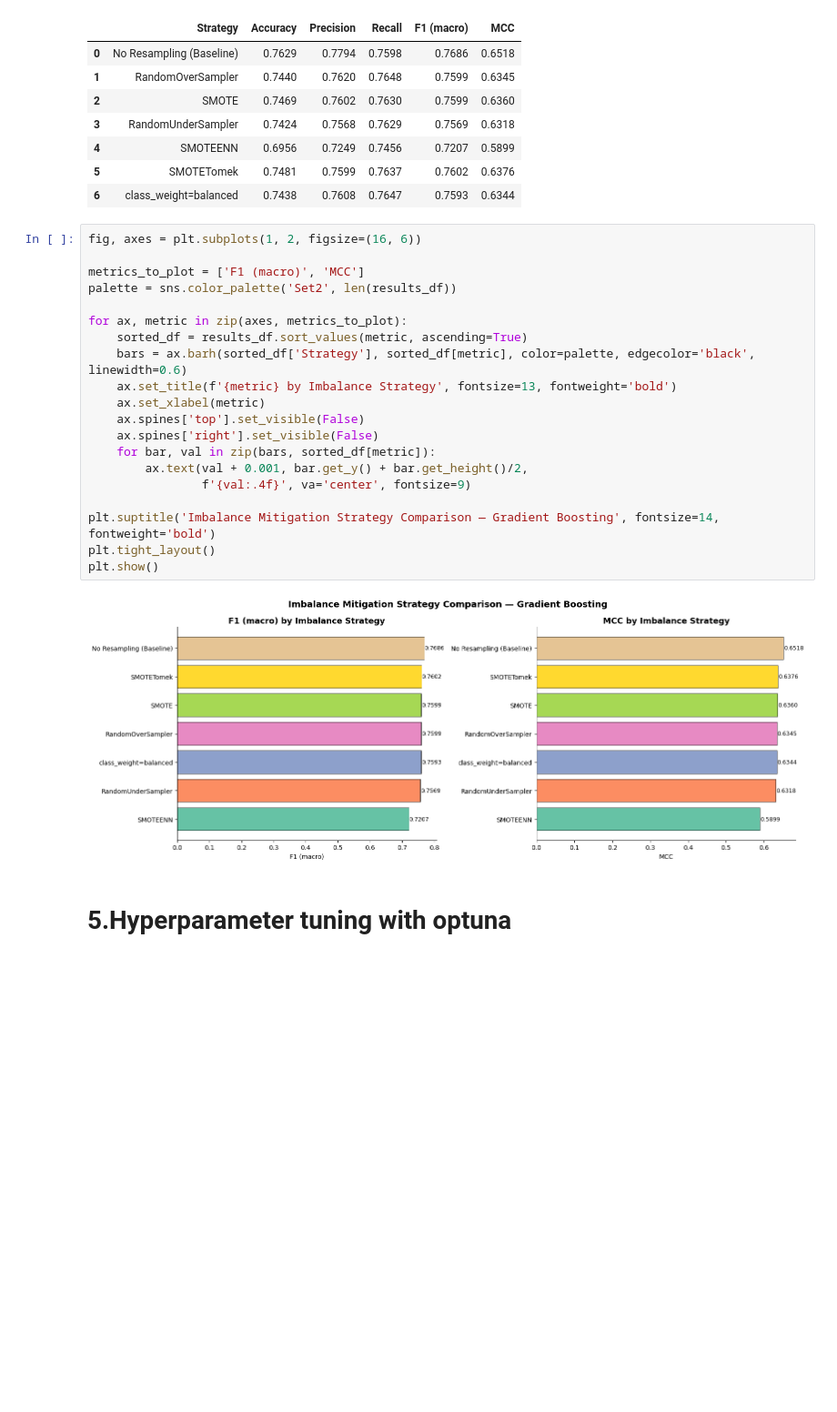
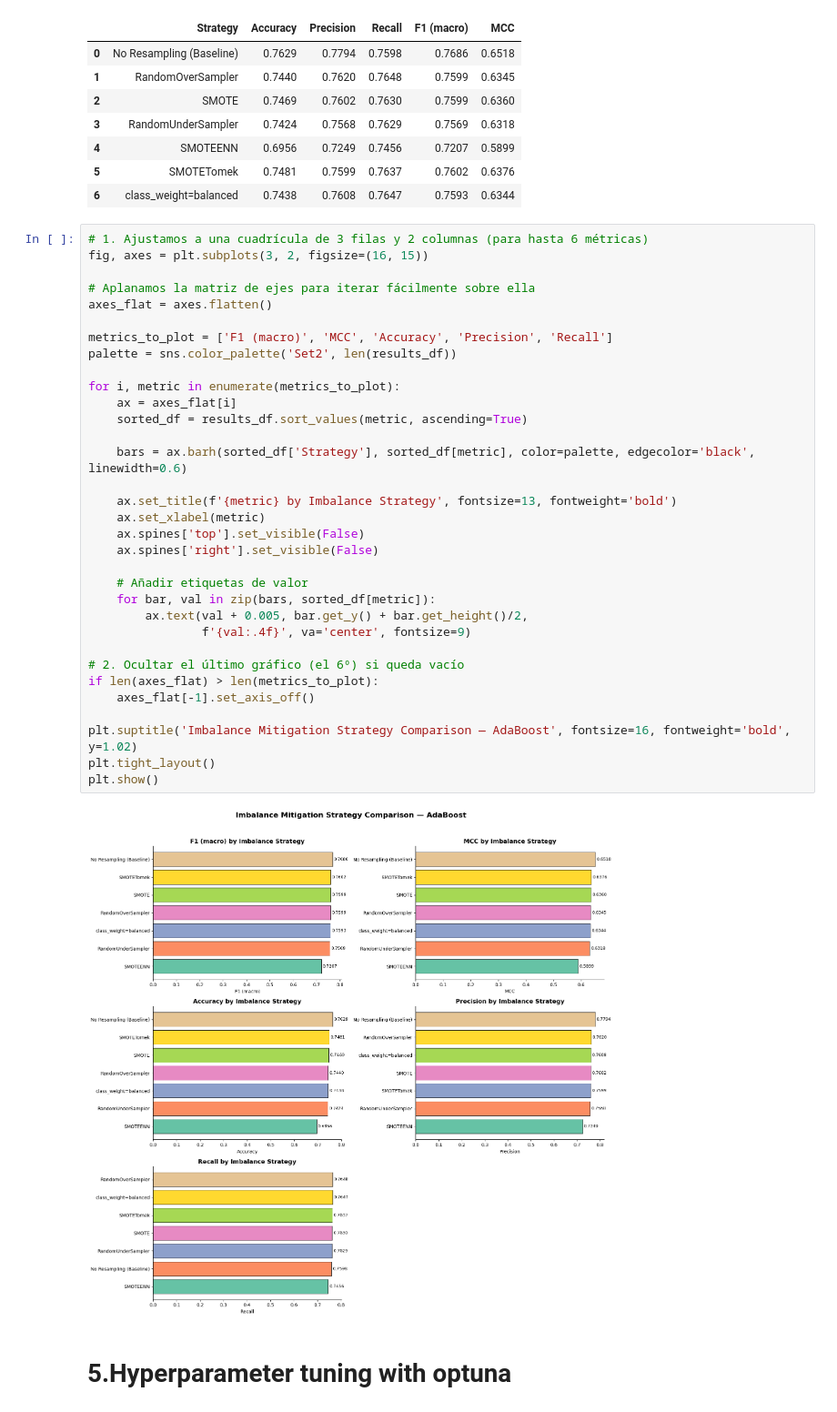
Before and after one commit to AlvarodelaHerran/Adv_ML, a Jupyter notebook: GradientBoosting/GradientBoosting.ipynb, the cells around one changed output. Shown at 91% size. Saved outputs shown, nothing was run; the diff lists cells and outputs as text; blank space fills up the shorter version.

```diff
--- a/GradientBoosting/GradientBoosting.ipynb
+++ b/GradientBoosting/GradientBoosting.ipynb
@@ -236,27 +236,40 @@ Gradient Boosting Performance by Imbalance Strategy (default hyperparameters)
 | 5 | SMOTETomek | 0.7481 | 0.7599 | 0.7637 | 0.7602 | 0.6376 |
 | 6 | class_weight=balanced | 0.7438 | 0.7608 | 0.7647 | 0.7593 | 0.6344 |
 # %%
-fig, axes = plt.subplots(1, 2, figsize=(16, 6))
+# 1. Ajustamos a una cuadrícula de 3 filas y 2 columnas (para hasta 6 métricas)
+fig, axes = plt.subplots(3, 2, figsize=(16, 15))
 
-metrics_to_plot = ['F1 (macro)', 'MCC']
+# Aplanamos la matriz de ejes para iterar fácilmente sobre ella
+axes_flat = axes.flatten()
+
+metrics_to_plot = ['F1 (macro)', 'MCC', 'Accuracy', 'Precision', 'Recall']
 palette = sns.color_palette('Set2', len(results_df))
 
-for ax, metric in zip(axes, metrics_to_plot):
+for i, metric in enumerate(metrics_to_plot):
+    ax = axes_flat[i]
     sorted_df = results_df.sort_values(metric, ascending=True)
+
     bars = ax.barh(sorted_df['Strategy'], sorted_df[metric], color=palette, edgecolor='black', linewidth=0.6)
+
     ax.set_title(f'{metric} by Imbalance Strategy', fontsize=13, fontweight='bold')
     ax.set_xlabel(metric)
     ax.spines['top'].set_visible(False)
     ax.spines['right'].set_visible(False)
+
+    # Añadir etiquetas de valor
     for bar, val in zip(bars, sorted_df[metric]):
-        ax.text(val + 0.001, bar.get_y() + bar.get_height()/2,
+        ax.text(val + 0.005, bar.get_y() + bar.get_height()/2,
                 f'{val:.4f}', va='center', fontsize=9)
 
-plt.suptitle('Imbalance Mitigation Strategy Comparison — Gradient Boosting', fontsize=14, fontweight='bold')
+# 2. Ocultar el último gráfico (el 6º) si queda vacío
+if len(axes_flat) > len(metrics_to_plot):
+    axes_flat[-1].set_axis_off()
+
+plt.suptitle('Imbalance Mitigation Strategy Comparison — AdaBoost', fontsize=16, fontweight='bold', y=1.02)
 plt.tight_layout()
 plt.show()
 # %% [output]
-[figure, old version]
+[figure, new version]
 # %% [markdown]
 # 5.Hyperparameter tuning with optuna
 # %%
```
Also changed, not shown: 1 other file.
